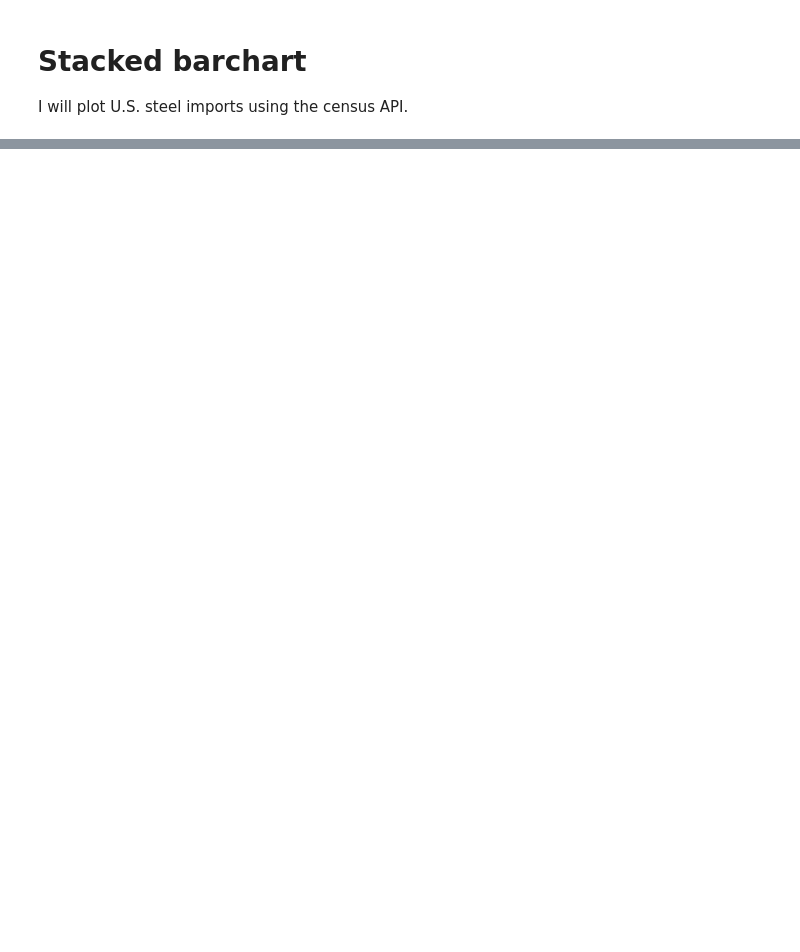
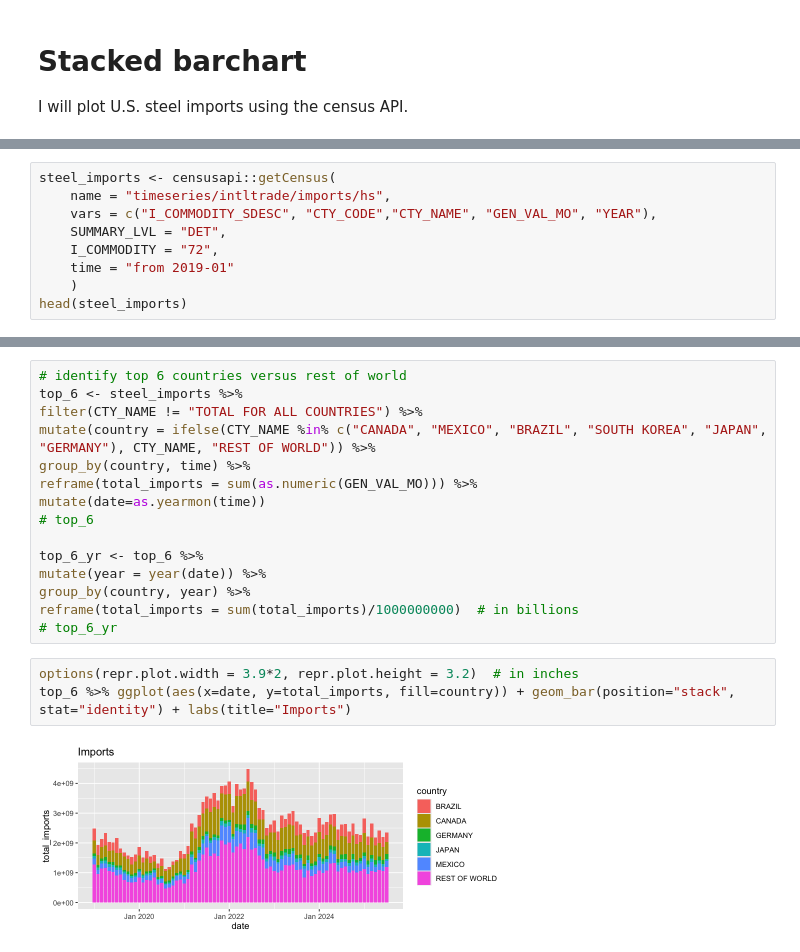
Before and after one commit to maha4028/R-charts, a Jupyter notebook: portfolio.ipynb, the cells around one changed output, grey strips where cells are left out. Saved outputs shown, nothing was run; the diff lists cells and outputs as text; blank space fills up the shorter version.

Commit message:
census api implemented

```diff
--- a/portfolio.ipynb
+++ b/portfolio.ipynb
@@ -304,0 +379,9 @@ I will plot U.S. steel imports using the census API.
+# %%
+steel_imports <- censusapi::getCensus(
+    name = "timeseries/intltrade/imports/hs",
+    vars = c("I_COMMODITY_SDESC", "CTY_CODE","CTY_NAME", "GEN_VAL_MO", "YEAR"),
+    SUMMARY_LVL = "DET",
+    I_COMMODITY = "72",
+    time = "from 2019-01"
+    )
+head(steel_imports)
@@ -304,0 +398,20 @@ I will plot U.S. steel imports using the census API.
+# %%
+# identify top 6 countries versus rest of world
+top_6 <- steel_imports %>%
+filter(CTY_NAME != "TOTAL FOR ALL COUNTRIES") %>%
+mutate(country = ifelse(CTY_NAME %in% c("CANADA", "MEXICO", "BRAZIL", "SOUTH KOREA", "JAPAN", "GERMANY"), CTY_NAME, "REST OF WORLD")) %>%
+group_by(country, time) %>%
+reframe(total_imports = sum(as.numeric(GEN_VAL_MO))) %>%
+mutate(date=as.yearmon(time))
+# top_6
+
+top_6_yr <- top_6 %>%
+mutate(year = year(date)) %>%
+group_by(country, year) %>%
+reframe(total_imports = sum(total_imports)/1000000000)  # in billions
+# top_6_yr
+# %%
+options(repr.plot.width = 3.9*2, repr.plot.height = 3.2)  # in inches
+top_6 %>% ggplot(aes(x=date, y=total_imports, fill=country)) + geom_bar(position="stack", stat="identity") + labs(title="Imports")
+# %% [output]
+[figure, added]
```
Also changed, not shown: parts of 11 cells of this notebook.
